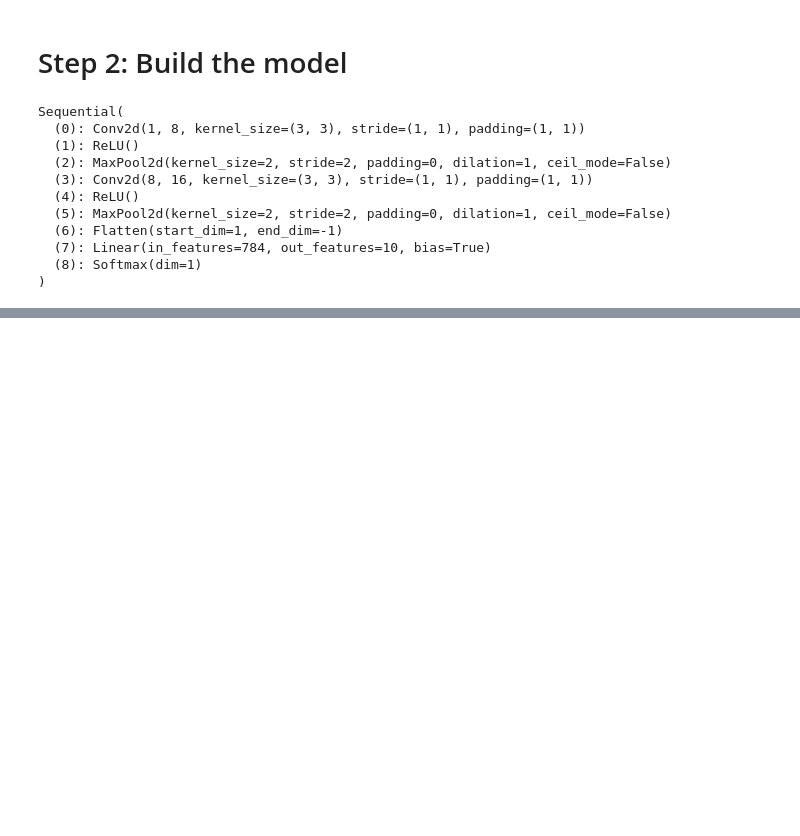
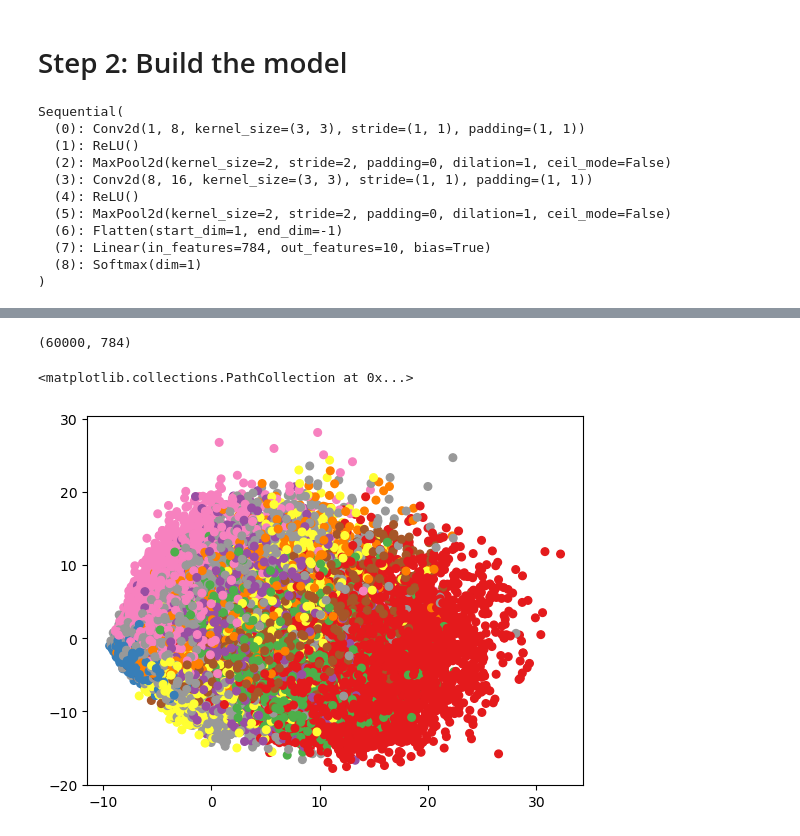
Before and after one commit to jamilgafur/Adversarial_Research, a Jupyter notebook: examples/Train_Build_Save_MNIST_Model.ipynb, the cells around one changed output, grey strips where cells are left out. Drawn from its saved outputs; the diff is of its cells as text; code cells hidden in the pictures; blank space fills up the shorter version.

```diff
--- a/examples/Train_Build_Save_MNIST_Model.ipynb
+++ b/examples/Train_Build_Save_MNIST_Model.ipynb
@@ -124,0 +116,15 @@ torch.save(model.state_dict(), './MNIST_CNN.pt')
+# %%
+X = mnist_train.data.numpy().reshape(-1, 784)
+y = mnist_train.targets.numpy()
+# %%
+X.shape
+# %% [output]
+(60000, 784)
+# %%
+pca_2d = make_pipeline(StandardScaler(), PCA(n_components=2, random_state=0))
+pca_2d.fit(X, y)
+X_pca_2d = pca_2d.transform(X)
+plt.scatter(X_pca_2d[:, 0], X_pca_2d[:, 1], c=y, s=30, cmap='Set1')
+# %% [output]
+<matplotlib.collections.PathCollection at 0x...>
+[figure, added]
```
Also changed, not shown: parts of 7 cells of this notebook.
